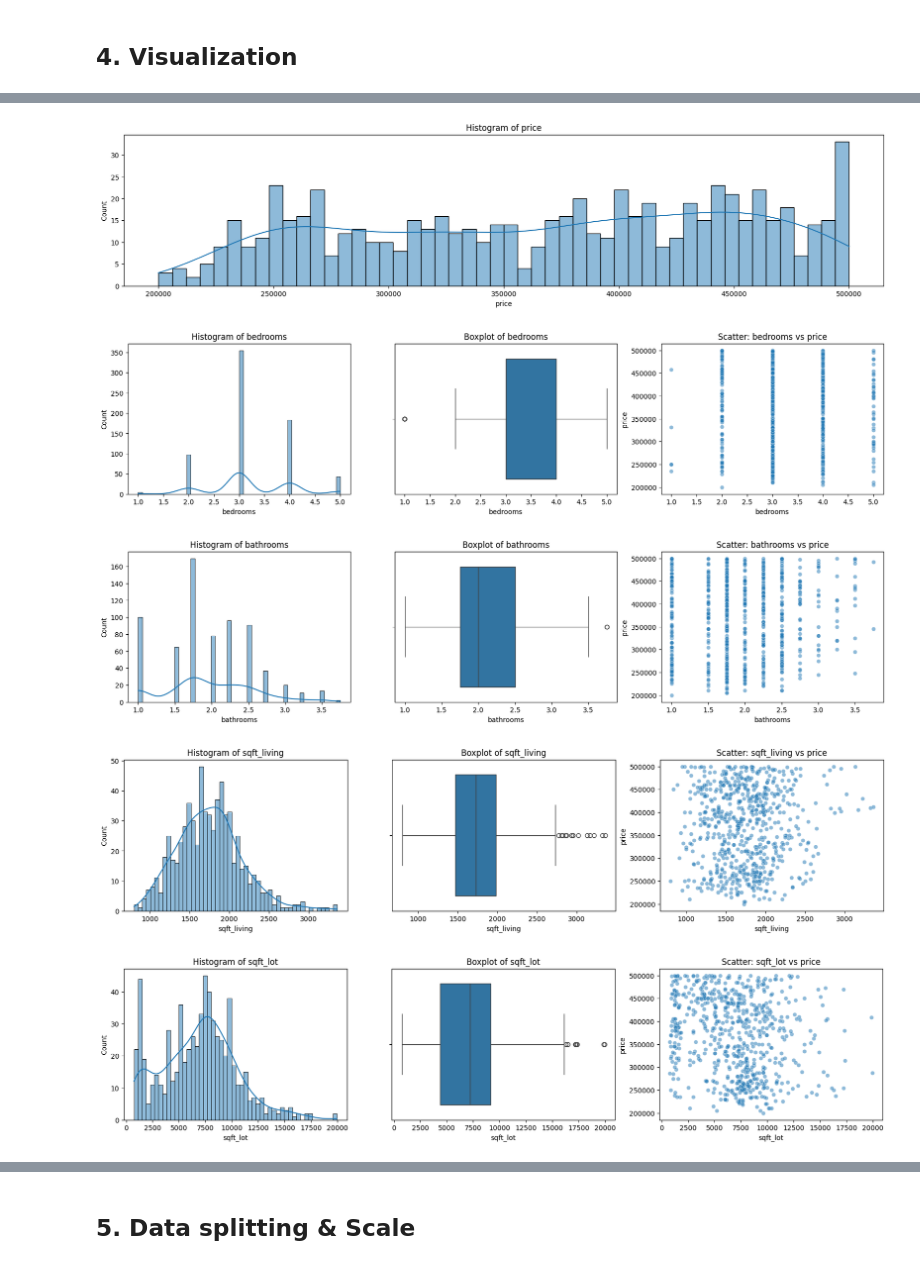
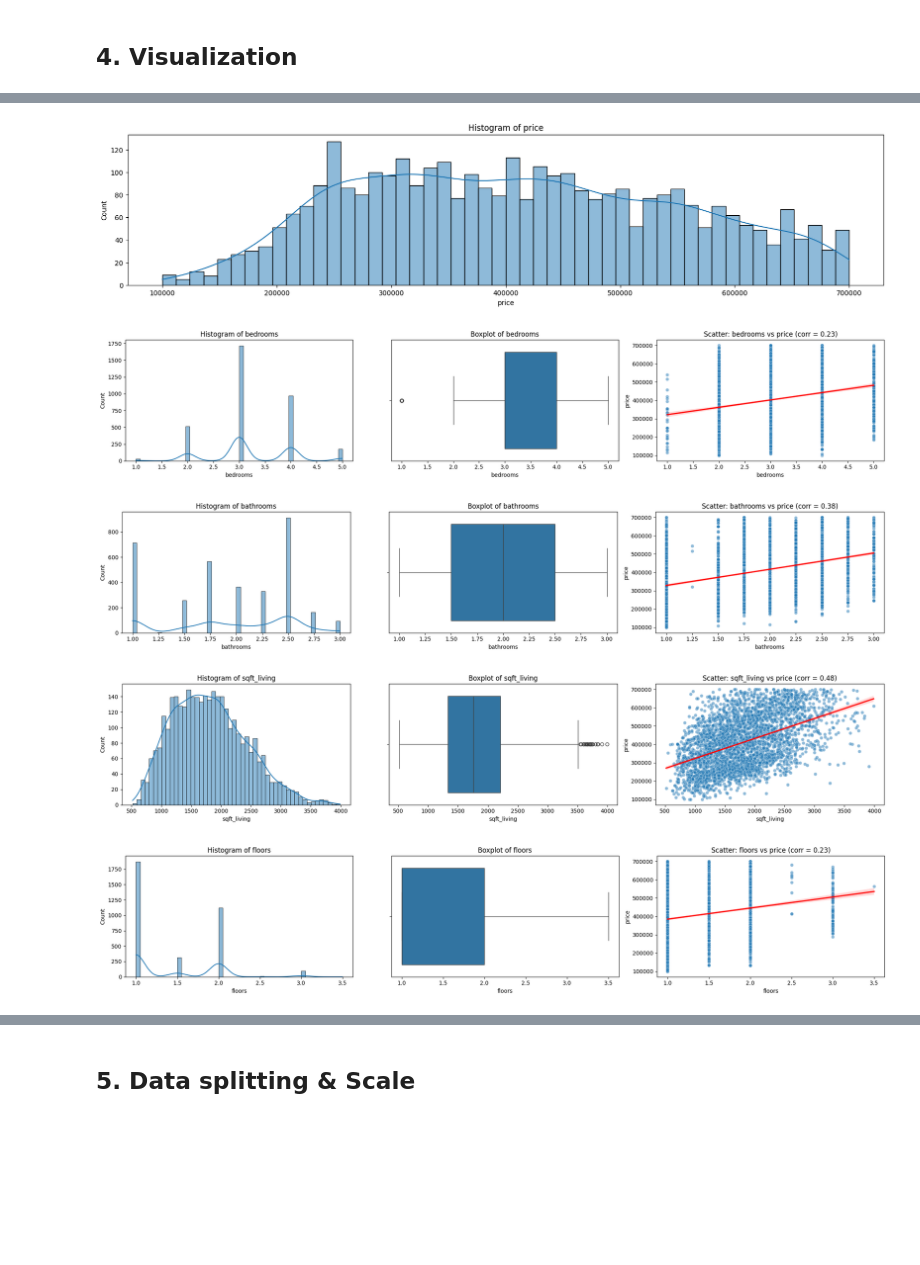
Before and after one commit to VictorNguyenLPN/linear-regression-problems, a Jupyter notebook: house-price-prediction/1_predict_house_price_from_many_features.ipynb, the cells around one changed output, grey strips where cells are left out. Cells and saved outputs as stored; diff of their text form; code cells hidden in the pictures; blank space fills up the shorter version.

```diff
--- a/house-price-prediction/1_predict_house_price_from_many_features.ipynb
+++ b/house-price-prediction/1_predict_house_price_from_many_features.ipynb
@@ -107,2 +98,2 @@ houses.head(5)
 # %%
-houses = houses.drop(columns=['street', 'city', 'statezip', 'country', 'waterfront', 'condition', 'view', 'yr_built', 'yr_renovated', 'date'])
+houses = houses.drop(columns=['street', 'city', 'statezip', 'country', 'date', 'sqft_lot', 'sqft_basement', 'yr_built', 'yr_renovated', 'condition', 'waterfront', 'view'])
@@ -131,12 +100,10 @@ dtype: int64
 # %% [markdown]
 ## **4. Visualization**
 # %%
-houses = houses[houses['price'].between(200000, 500000)]
+houses = houses[houses['price'].between(100000, 700000)]
 houses = houses[houses['bedrooms'].between(1, 5)]
-houses = houses[houses['bathrooms'].between(1, 4)]
-houses = houses[houses['sqft_living'].between(1, 3500)]
-houses = houses[houses['sqft_lot'].between(1, 20000)]
-houses = houses[houses['sqft_basement'].between(100, 1000)]
+houses = houses[houses['bathrooms'].between(1, 3)]
+houses = houses[houses['sqft_living'].between(1, 4000)]
 # %%
 houses.describe()
 # %% [output]
@@ -152,27 +119,33 @@ houses.describe()
 # %%
 for f in houses.columns:
-
     if f != 'price':
         plt.figure(figsize=(20, 4))
+
         plt.subplot(1, 3, 1)
         sns.histplot(houses[f], kde=True, bins=50)
         plt.title(f"Histogram of {f}")
 
         plt.subplot(1, 3, 2)
         sns.boxplot(x=houses[f])
         plt.title(f"Boxplot of {f}")
 
         plt.subplot(1, 3, 3)
         sns.scatterplot(x=houses[f], y=houses['price'], alpha=0.5)
-        plt.title(f"Scatter: {f} vs price")
+        sns.regplot(x=houses[f], y=houses['price'], scatter=False, color="red")
+
+        corr = houses[[f, 'price']].corr().iloc[0,1]
+        plt.title(f"Scatter: {f} vs price (corr = {corr:.2f})")
+
+        plt.tight_layout()
+
     else:
         plt.figure(figsize=(20, 4))
         plt.subplot(1, 1, 1)
         sns.histplot(houses[f], kde=True, bins=50)
         plt.title(f"Histogram of {f}")
 # %% [output]
-[figure, old version]
+[figure, new version]
-[figure, old version]
+[figure, new version]
-[figure, old version]
+[figure, new version]
-[figure, old version]
+[figure, new version]
-[figure, old version]
+[figure, new version]
```
Also changed, not shown: parts of 9 cells of this notebook.
